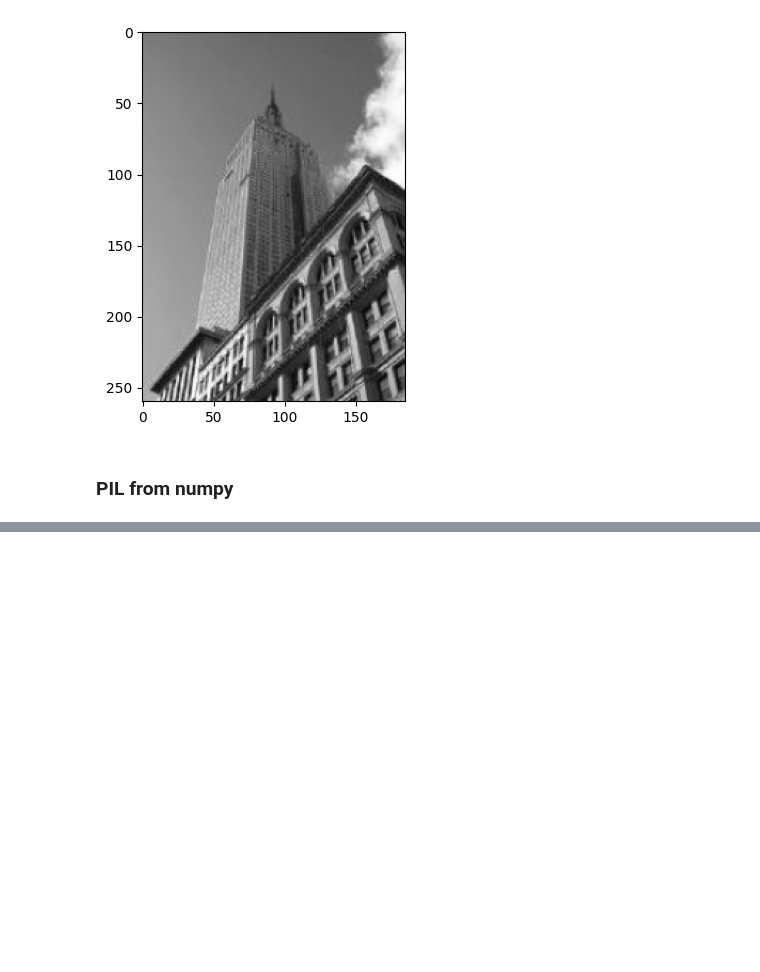
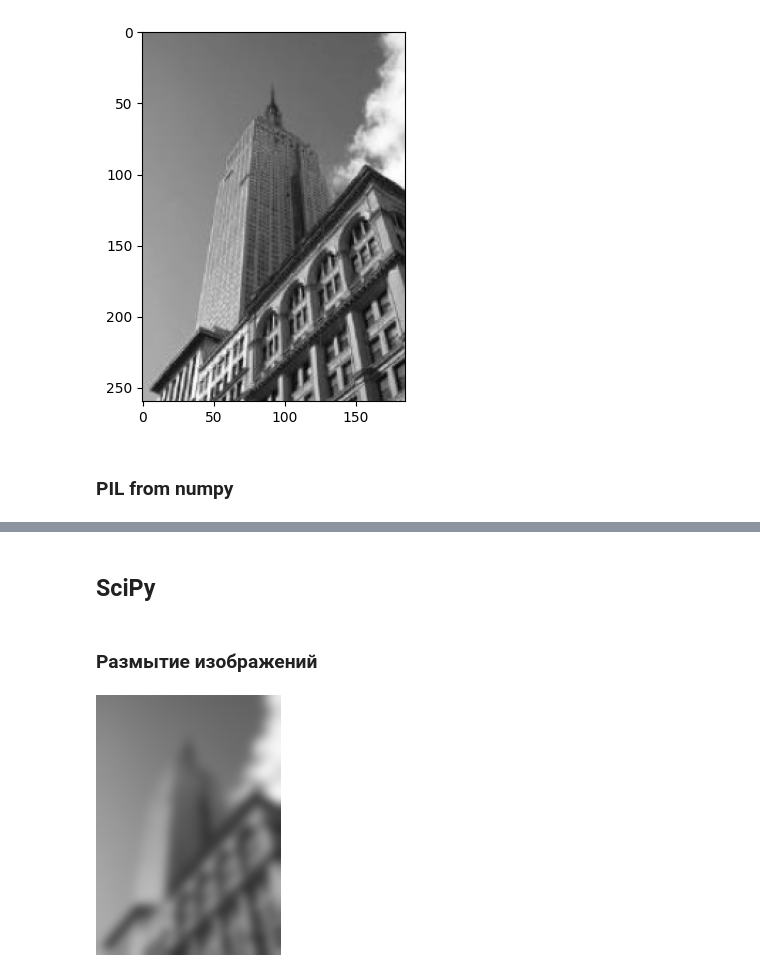
Before and after one commit to AlexeyMarg/ML_models, a Jupyter notebook: computer_vision/1.PIL_intro.ipynb, the cells around one changed output, grey strips where cells are left out. Saved outputs shown, nothing was run; the diff lists cells and outputs as text; code cells hidden in the pictures; blank space fills up the shorter version.

```diff
--- a/computer_vision/1.PIL_intro.ipynb
+++ b/computer_vision/1.PIL_intro.ipynb
@@ -223,0 +220,10 @@ aligned_image = align_histogram(image, min_cdf, pixels_num, 'aligned.png')
+# %% [markdown]
+## SciPy
+# %% [markdown]
+### Размытие изображений
+# %%
+img = np.array(Image.open('pic.jpg').convert('L'))
+img = gaussian_filter(img, 5)
+display(Image.fromarray(np.uint8(img)))
+# %% [output]
+[figure, added]
```
Also changed, not shown: parts of 33 cells of this notebook, 5 other files.
